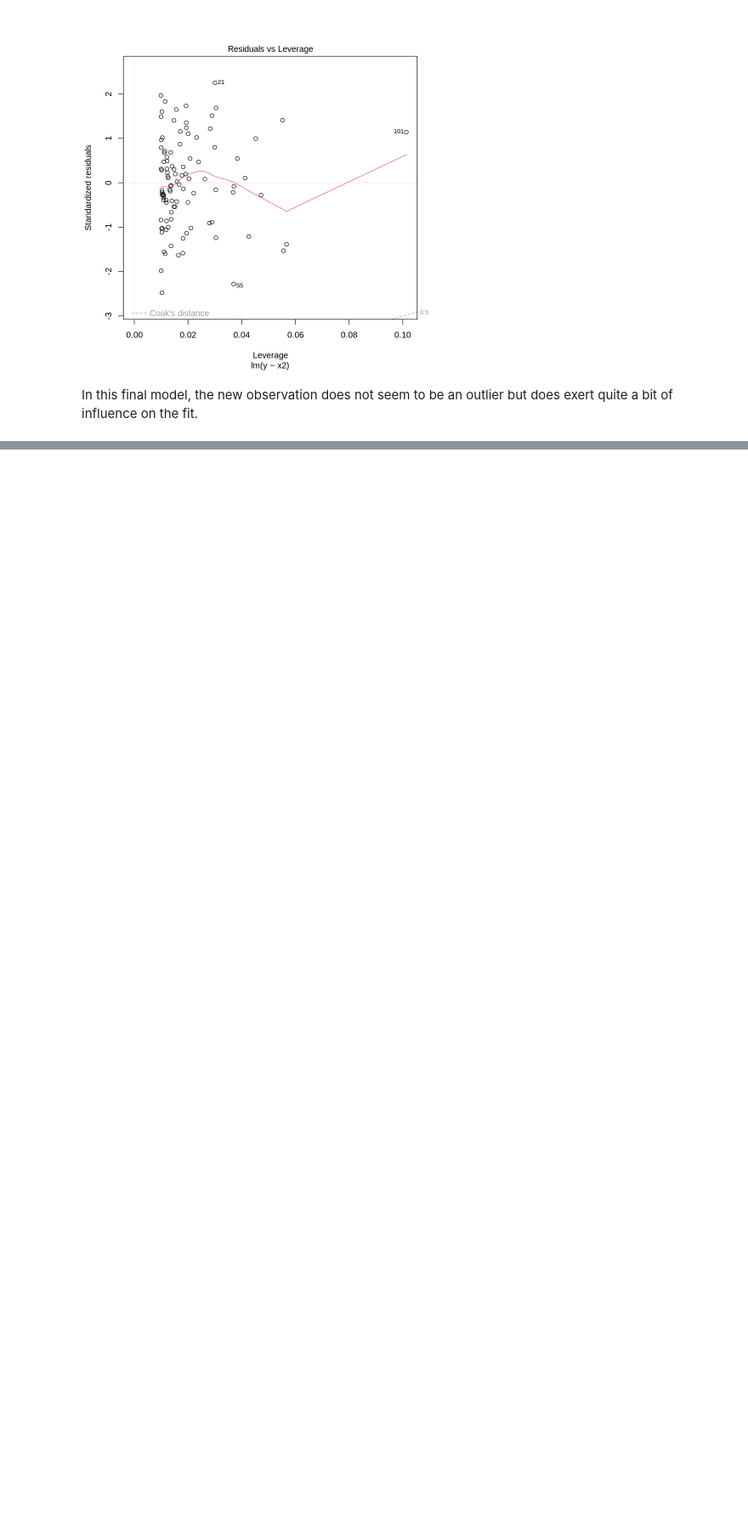
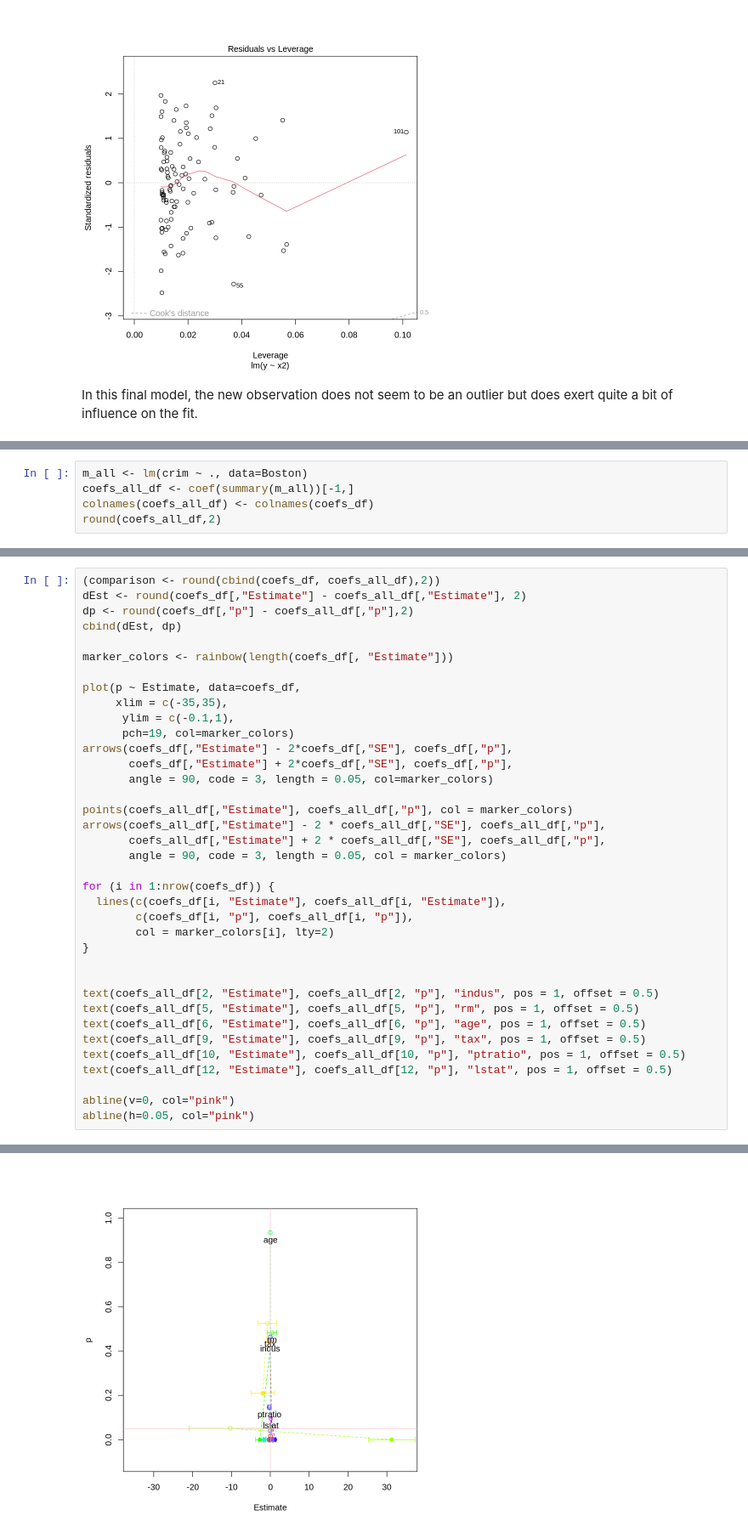
Before and after one commit to nicklausmillican/ISLR_R, a Jupyter notebook: ISLR_R_Ch3.ipynb, the cells around one changed output, grey strips where cells are left out. Shown at 85% size. Saved outputs shown, nothing was run; the diff lists cells and outputs as text; blank space fills up the shorter version.

```diff
--- a/ISLR_R_Ch3.ipynb
+++ b/ISLR_R_Ch3.ipynb
@@ -1371,0 +1470,5 @@ In this final model, the new observation does not seem to be an outlier but does
+# %%
+m_all <- lm(crim ~ ., data=Boston)
+coefs_all_df <- coef(summary(m_all))[-1,]
+colnames(coefs_all_df) <- colnames(coefs_df)
+round(coefs_all_df,2)
@@ -1371,0 +1493,38 @@ In this final model, the new observation does not seem to be an outlier but does
+# %%
+(comparison <- round(cbind(coefs_df, coefs_all_df),2))
+dEst <- round(coefs_df[,"Estimate"] - coefs_all_df[,"Estimate"], 2)
+dp <- round(coefs_df[,"p"] - coefs_all_df[,"p"],2)
+cbind(dEst, dp)
+
+marker_colors <- rainbow(length(coefs_df[, "Estimate"]))
+
+plot(p ~ Estimate, data=coefs_df,
+     xlim = c(-35,35),
+      ylim = c(-0.1,1),
+      pch=19, col=marker_colors)
+arrows(coefs_df[,"Estimate"] - 2*coefs_df[,"SE"], coefs_df[,"p"],
+       coefs_df[,"Estimate"] + 2*coefs_df[,"SE"], coefs_df[,"p"],
+       angle = 90, code = 3, length = 0.05, col=marker_colors)
+
+points(coefs_all_df[,"Estimate"], coefs_all_df[,"p"], col = marker_colors)
+arrows(coefs_all_df[,"Estimate"] - 2 * coefs_all_df[,"SE"], coefs_all_df[,"p"],
+       coefs_all_df[,"Estimate"] + 2 * coefs_all_df[,"SE"], coefs_all_df[,"p"],
+       angle = 90, code = 3, length = 0.05, col = marker_colors)
+
+for (i in 1:nrow(coefs_df)) {
+  lines(c(coefs_df[i, "Estimate"], coefs_all_df[i, "Estimate"]),
+        c(coefs_df[i, "p"], coefs_all_df[i, "p"]),
+        col = marker_colors[i], lty=2)
+}
+
+
+text(coefs_all_df[2, "Estimate"], coefs_all_df[2, "p"], "indus", pos = 1, offset = 0.5)
+text(coefs_all_df[5, "Estimate"], coefs_all_df[5, "p"], "rm", pos = 1, offset = 0.5)
+text(coefs_all_df[6, "Estimate"], coefs_all_df[6, "p"], "age", pos = 1, offset = 0.5)
+text(coefs_all_df[9, "Estimate"], coefs_all_df[9, "p"], "tax", pos = 1, offset = 0.5)
+text(coefs_all_df[10, "Estimate"], coefs_all_df[10, "p"], "ptratio", pos = 1, offset = 0.5)
+text(coefs_all_df[12, "Estimate"], coefs_all_df[12, "p"], "lstat", pos = 1, offset = 0.5)
+
+abline(v=0, col="pink")
+abline(h=0.05, col="pink")
+# %% [output]
@@ -1371,0 +1563 @@ In this final model, the new observation does not seem to be an outlier but does
+[figure, added]
```
Also changed, not shown: parts of 16 cells of this notebook.
